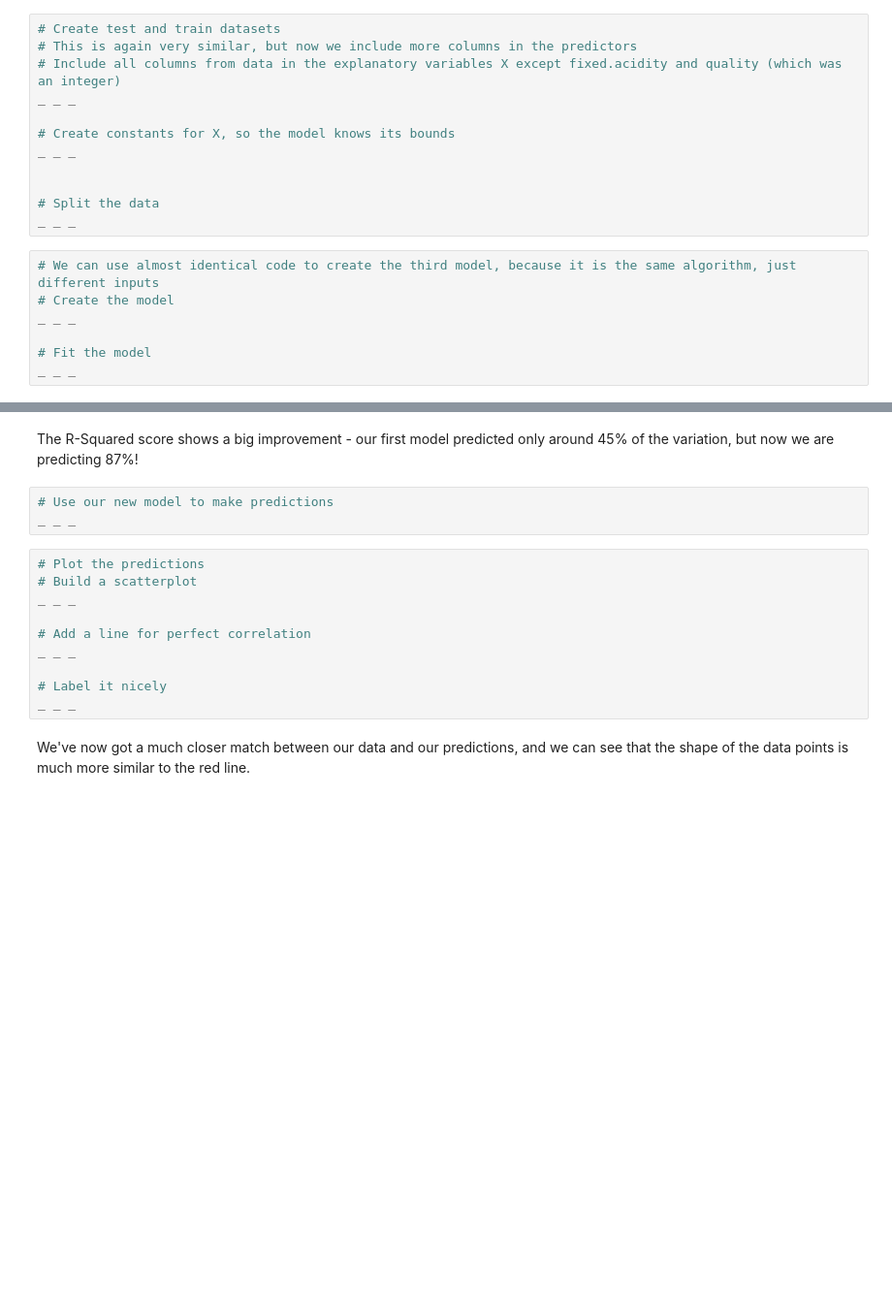
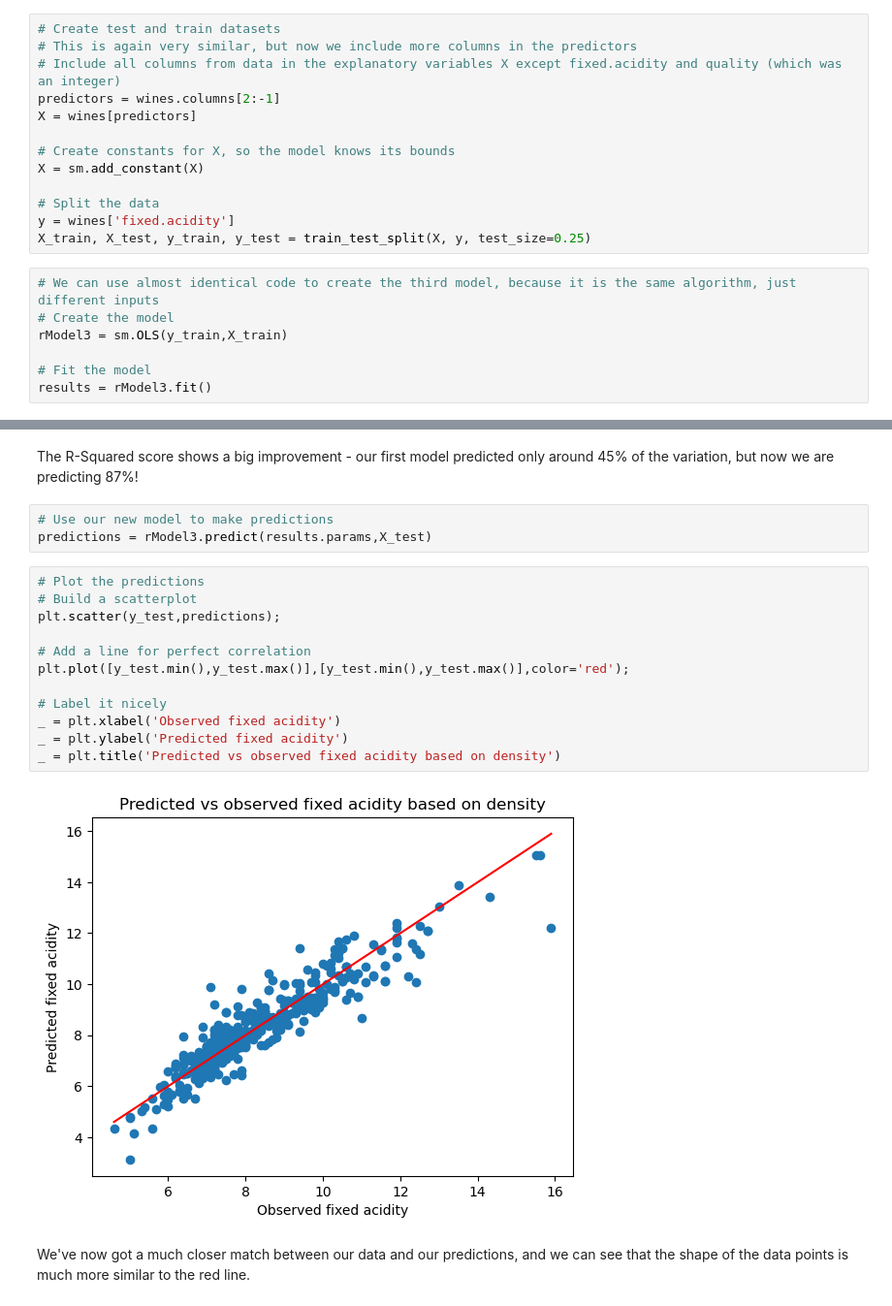
Before and after one commit to MsEM11/Linear_Regression_Case_Study, a Jupyter notebook: Springboard Regression Case Study - the Red Wine Dataset - Tier 3.ipynb, the cells around one changed output, grey strips where cells are left out. Shown at 97% size. Drawn from its saved outputs; the diff is of its cells as text; blank space fills up the shorter version.

```diff
--- a/Springboard Regression Case Study - the Red Wine Dataset - Tier 3.ipynb
+++ b/Springboard Regression Case Study - the Red Wine Dataset - Tier 3.ipynb
@@ -411,20 +411,21 @@ Remember, as Professor Spiegelhalter explains on p.132 of *AoS*, including more
 # Create test and train datasets
 # This is again very similar, but now we include more columns in the predictors
 # Include all columns from data in the explanatory variables X except fixed.acidity and quality (which was an integer)
-_ _ _
+predictors = wines.columns[2:-1]
+X = wines[predictors]
 
 # Create constants for X, so the model knows its bounds
-_ _ _
-
+X = sm.add_constant(X)
 
 # Split the data
-_ _ _
+y = wines['fixed.acidity']
+X_train, X_test, y_train, y_test = train_test_split(X, y, test_size=0.25)
 # %%
 # We can use almost identical code to create the third model, because it is the same algorithm, just different inputs
 # Create the model
-_ _ _
+rModel3 = sm.OLS(y_train,X_train)
 
 # Fit the model
-_ _ _
+results = rModel3.fit()
 # %%
 # Evaluate the model
@@ -433,17 +465,21 @@ _ _ _
 The R-Squared score shows a big improvement - our first model predicted only around 45% of the variation, but now we are predicting 87%!
 # %%
 # Use our new model to make predictions
-_ _ _
+predictions = rModel3.predict(results.params,X_test)
 # %%
 # Plot the predictions
 # Build a scatterplot
-_ _ _
+plt.scatter(y_test,predictions);
 
 # Add a line for perfect correlation
-_ _ _
+plt.plot([y_test.min(),y_test.max()],[y_test.min(),y_test.max()],color='red');
 
 # Label it nicely
-_ _ _
+_ = plt.xlabel('Observed fixed acidity')
+_ = plt.ylabel('Predicted fixed acidity')
+_ = plt.title('Predicted vs observed fixed acidity based on density')
+# %% [output]
+[figure, added]
 # %% [markdown]
 We've now got a much closer match between our data and our predictions, and we can see that the shape of the data points is much more similar to the red line.
 # %% [markdown]
```
Also changed, not shown: parts of 12 cells of this notebook.
